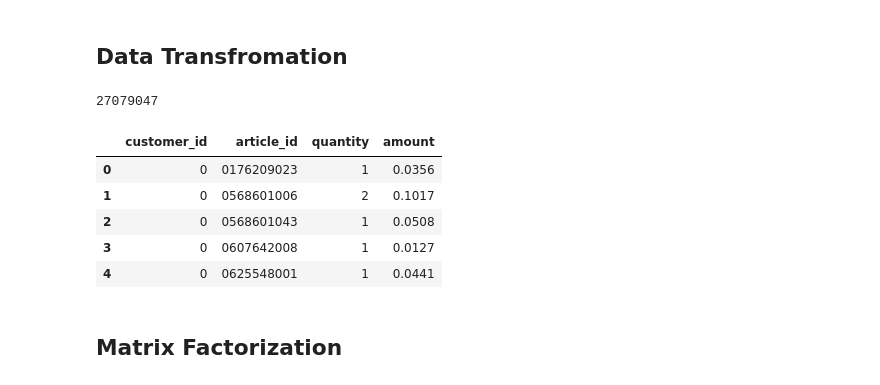
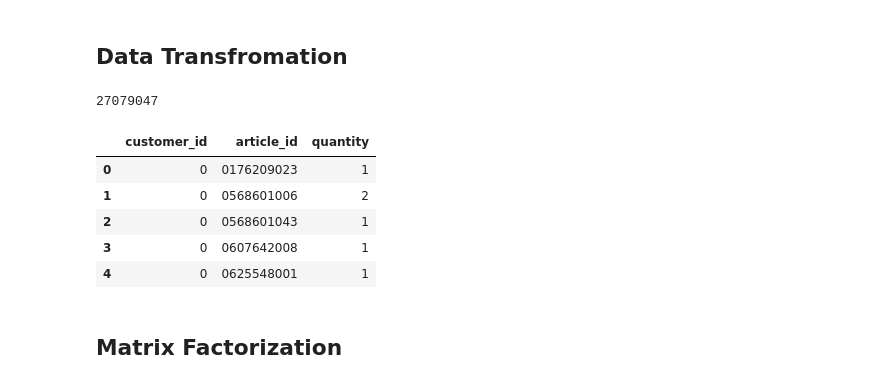
Before and after one commit to mewprakarn/Product_Personalization_Project, a Jupyter notebook: model/2.Implicit ALS.ipynb, the cells around one changed output. Drawn from its saved outputs; the diff is of its cells as text; code cells hidden in the pictures.

```diff
--- a/model/2.Implicit ALS.ipynb
+++ b/model/2.Implicit ALS.ipynb
@@ -50,20 +56,22 @@ NameError: name 'random_list' is not defined
 # %%
 temp = df[df.t_dat<'2020-09-15']\
             .groupby(['customer_id','article_id'])\
-            .agg({'article_id':'count','price':'sum'})\
-            .rename(columns={'article_id':'quantity','price':'amount'})\
+            .agg({'article_id':'count'})\
+            .rename(columns={'article_id':'quantity'})\
             .reset_index()
+
 temp['quantity'] = temp['quantity'].clip(0,5)
+temp['quantity'] = temp['quantity'].astype('int8')
 print(len(temp))
 temp.describe(percentiles=[0.1,0.5,0.99])
 temp.head()
 # %% [output]
 27079047
-|  | customer_id | article_id | quantity | amount |
-| 0 | 0 | 0176209023 | 1 | 0.0356 |
-| 1 | 0 | 0568601006 | 2 | 0.1017 |
-| 2 | 0 | 0568601043 | 1 | 0.0508 |
-| 3 | 0 | 0607642008 | 1 | 0.0127 |
-| 4 | 0 | 0625548001 | 1 | 0.0441 |
+|  | customer_id | article_id | quantity |
+| 0 | 0 | 0176209023 | 1 |
+| 1 | 0 | 0568601006 | 2 |
+| 2 | 0 | 0568601043 | 1 |
+| 3 | 0 | 0607642008 | 1 |
+| 4 | 0 | 0625548001 | 1 |
 # %%
 # Pivot
```
Also changed, not shown: parts of 13 cells of this notebook, 4 other files.
